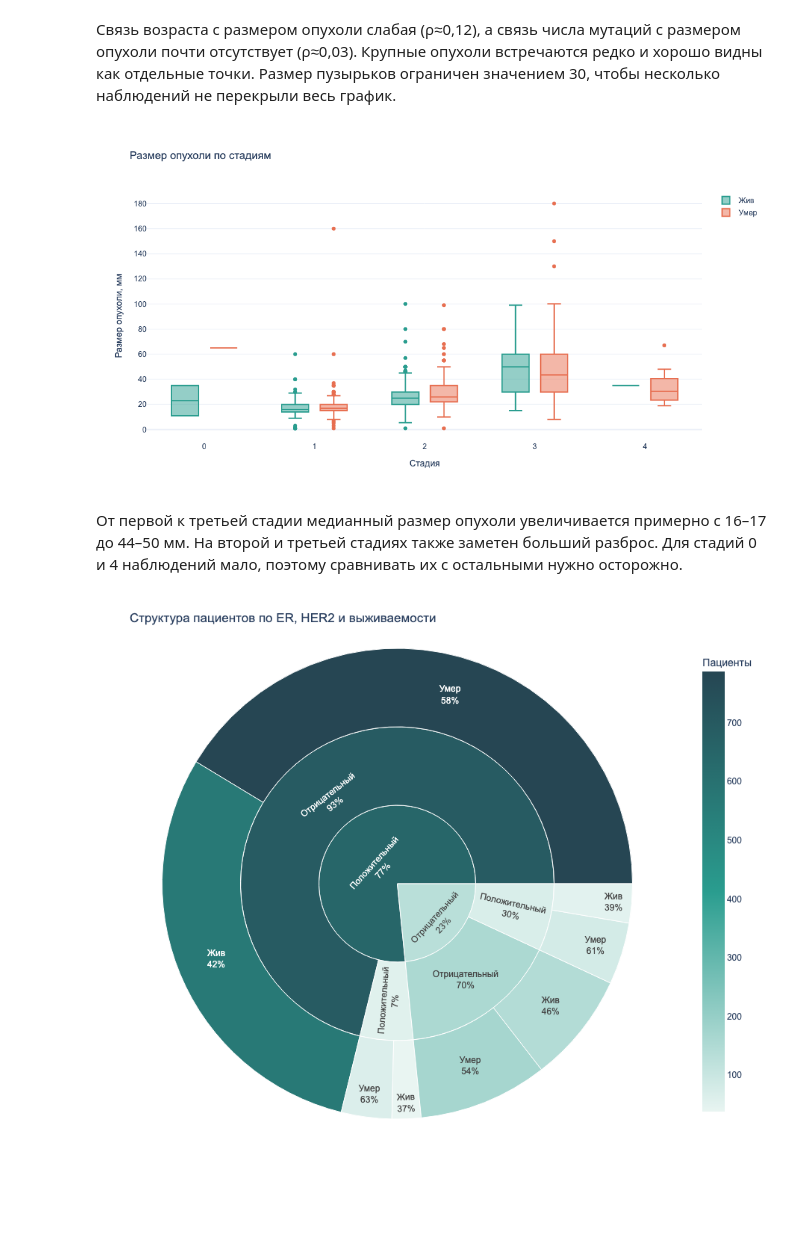
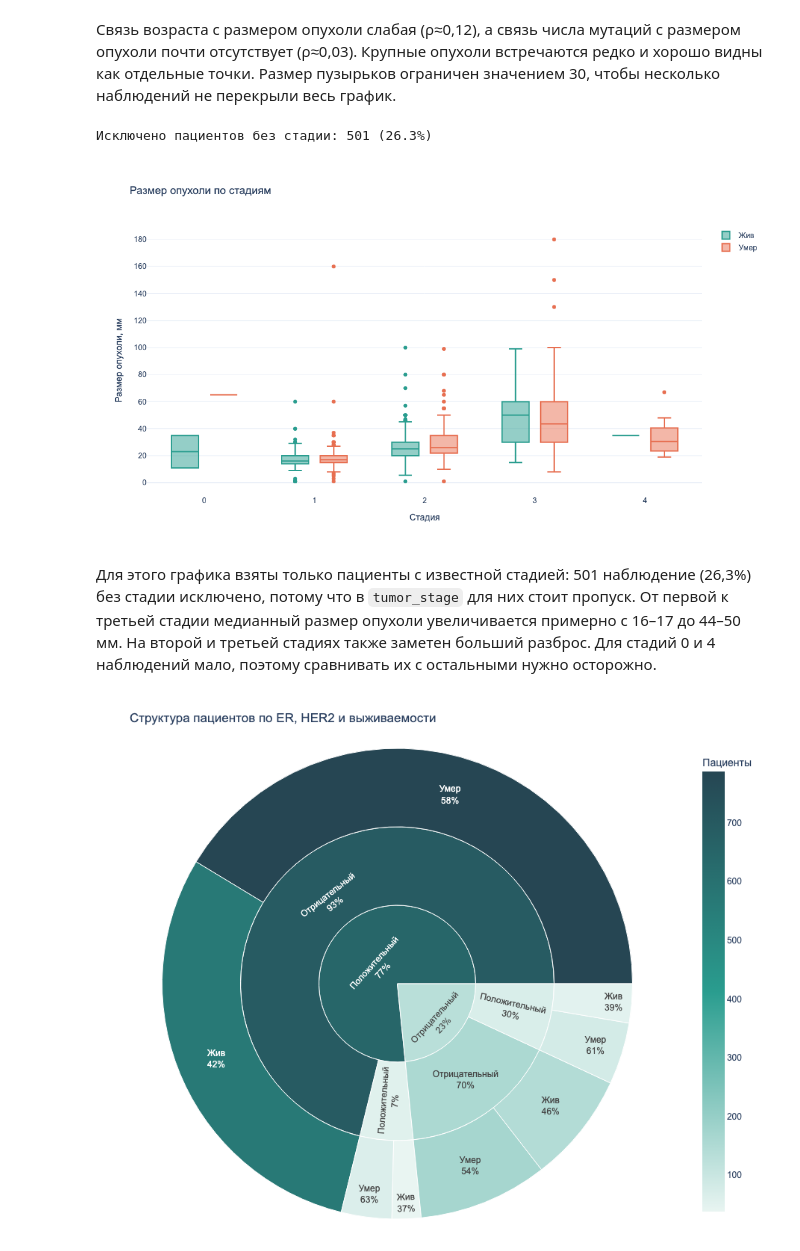
Before and after one commit to genogreg/iud_hws, a Jupyter notebook: notebooks/EDA.ipynb, the cells around one changed output. Drawn from its saved outputs; the diff is of its cells as text; code cells hidden in the pictures; blank space fills up the shorter version.

```diff
--- a/notebooks/EDA.ipynb
+++ b/notebooks/EDA.ipynb
@@ -399,28 +403,20 @@ plot_data = df[
     ]
 ].copy()
 
-plot_data["Выживаемость"] = (
-    plot_data["overall_survival"]
-    .astype("string")
-    .replace({"True": "Жив", "False": "Умер"})
-    .fillna("Нет данных")
+
+def translate(series, names):
+    return series.astype("object").map(names).fillna("Нет данных")
+
+
+status_names = {"Positive": "Положительный", "Negative": "Отрицательный"}
+
+plot_data["Выживаемость"] = translate(
+    plot_data["overall_survival"], {True: "Жив", False: "Умер"}
 )
 plot_data["Стадия"] = plot_data["tumor_stage"].astype("string").fillna("Нет данных")
-plot_data["ER-статус"] = (
-    plot_data["er_status"]
-    .astype("string")
-    .replace({"Positive": "Положительный", "Negative": "Отрицательный"})
-    .fillna("Нет данных")
-)
-plot_data["HER2-статус"] = (
-    plot_data["her2_status"]
-    .astype("string")
-    .replace({"Positive": "Положительный", "Negative": "Отрицательный"})
-    .fillna("Нет данных")
-)
+plot_data["ER-статус"] = translate(plot_data["er_status"], status_names)
+plot_data["HER2-статус"] = translate(plot_data["her2_status"], status_names)
 plot_data["Размер точки"] = plot_data["mutation_count"].fillna(0).clip(lower=1, upper=30)
-
-colors = {"Жив": "#2A9D8F", "Умер": "#E76F51", "Нет данных": "#8D99AE"}
 # %%
 scatter_data = plot_data.dropna(subset=["age_at_diagnosis", "tumor_size"])
 
@@ -446,24 +446,27 @@ fig.show()
 Связь возраста с размером опухоли слабая (ρ≈0,12), а связь числа мутаций с размером опухоли почти отсутствует (ρ≈0,03). Крупные опухоли встречаются редко и хорошо видны как отдельные точки. Размер пузырьков ограничен значением 30, чтобы несколько наблюдений не перекрыли весь график.
 # %%
 box_data = plot_data[plot_data["Стадия"] != "Нет данных"]
+excluded = len(plot_data) - len(box_data)
+print(f"Исключено пациентов без стадии: {excluded} ({excluded / len(plot_data):.1%})")
 
 fig = px.box(
     box_data,
     x="Стадия",
     y="tumor_size",
     color="Выживаемость",
     points="outliers",
-    color_discrete_map=colors,
+    color_discrete_map=COLORS,
     category_orders={"Стадия": ["0", "1", "2", "3", "4"]},
     labels={"tumor_size": "Размер опухоли, мм"},
     title="Размер опухоли по стадиям",
 )
-fig.update_layout(width=1050, height=570, legend_title_text="", font_family="Arial")
+fig.update_layout(width=WIDTH, height=HEIGHT, legend_title_text="", font_family=FONT)
 fig.show()
 # %% [output]
+Исключено пациентов без стадии: 501 (26.3%)
-[figure, old version]
+[figure, new version]
 # %% [markdown]
-От первой к третьей стадии медианный размер опухоли увеличивается примерно с 16–17 до 44–50 мм. На второй и третьей стадиях также заметен больший разброс. Для стадий 0 и 4 наблюдений мало, поэтому сравнивать их с остальными нужно осторожно.
+Для этого графика взяты только пациенты с известной стадией: 501 наблюдение (26,3%) без стадии исключено, потому что в `tumor_stage` для них стоит пропуск. От первой к третьей стадии медианный размер опухоли увеличивается примерно с 16–17 до 44–50 мм. На второй и третьей стадиях также заметен больший разброс. Для стадий 0 и 4 наблюдений мало, поэтому сравнивать их с остальными нужно осторожно.
 # %%
 sunburst_data = (
     plot_data.groupby(["ER-статус", "HER2-статус", "Выживаемость"], observed=True)
```
Also changed, not shown: parts of 4 cells of this notebook.
